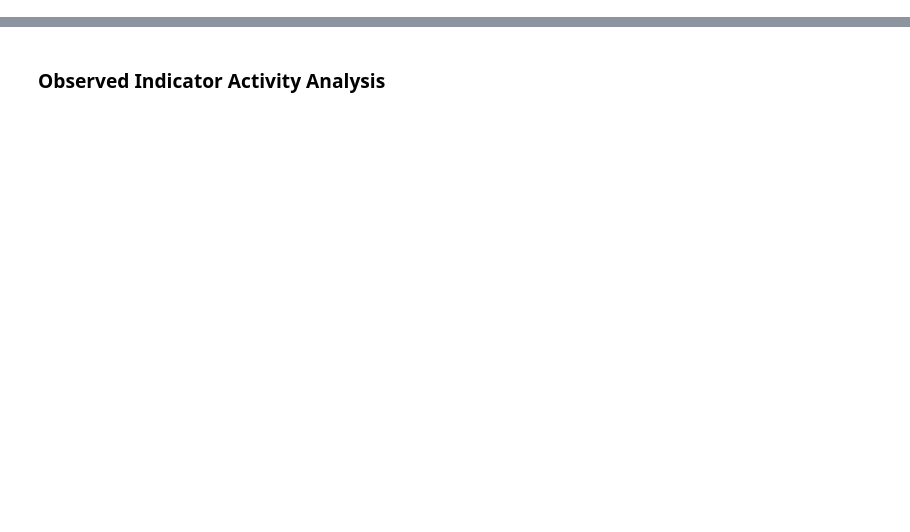
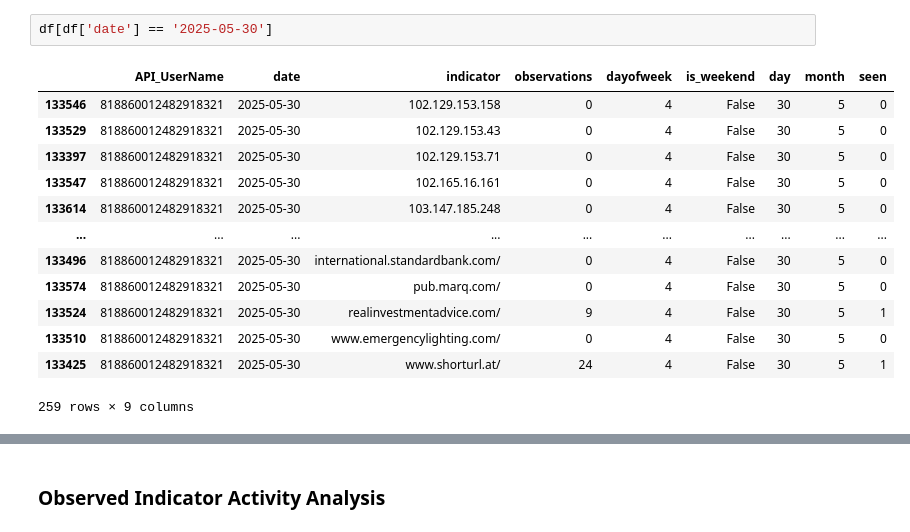
Before and after one commit to jaytlinaskew-OIS/HTOC, a Jupyter notebook: notebooks/observationEventForecasting/research.ipynb, the cells around one changed output, grey strips where cells are left out. Saved outputs shown, nothing was run; the diff lists cells and outputs as text; blank space fills up the shorter version.

```diff
--- a/notebooks/observationEventForecasting/research.ipynb
+++ b/notebooks/observationEventForecasting/research.ipynb
@@ -70,3 +72,19 @@ features_df = df.groupby('indicator').apply(extract_time_series_features).reset_
+# %%
+df[df['date'] == '2025-05-30']
+# %% [output]
+|  | API_UserName | date | indicator | observations | dayofweek | is_weekend | day | month | seen |
+| 133546 | 818860012482918321 | 2025-05-30 | 102.129.153.158 | 0 | 4 | False | 30 | 5 | 0 |
+| 133529 | 818860012482918321 | 2025-05-30 | 102.129.153.43 | 0 | 4 | False | 30 | 5 | 0 |
+| 133397 | 818860012482918321 | 2025-05-30 | 102.129.153.71 | 0 | 4 | False | 30 | 5 | 0 |
+| 133547 | 818860012482918321 | 2025-05-30 | 102.165.16.161 | 0 | 4 | False | 30 | 5 | 0 |
+| 133614 | 818860012482918321 | 2025-05-30 | 103.147.185.248 | 0 | 4 | False | 30 | 5 | 0 |
+| ... | ... | ... | ... | ... | ... | ... | ... | ... | ... |
+| 133496 | 818860012482918321 | 2025-05-30 | international.standardbank.com/ | 0 | 4 | False | 30 | 5 | 0 |
+| 133574 | 818860012482918321 | 2025-05-30 | pub.marq.com/ | 0 | 4 | False | 30 | 5 | 0 |
+| 133524 | 818860012482918321 | 2025-05-30 | realinvestmentadvice.com/ | 9 | 4 | False | 30 | 5 | 1 |
+| 133510 | 818860012482918321 | 2025-05-30 | www.emergencylighting.com/ | 0 | 4 | False | 30 | 5 | 0 |
+| 133425 | 818860012482918321 | 2025-05-30 | www.shorturl.at/ | 24 | 4 | False | 30 | 5 | 1 |
+259 rows × 9 columns
 # %%
 from sklearn.linear_model import LogisticRegression
 from sklearn.ensemble import GradientBoostingClassifier
```
Also changed, not shown: parts of 20 cells of this notebook, 8 other files.
